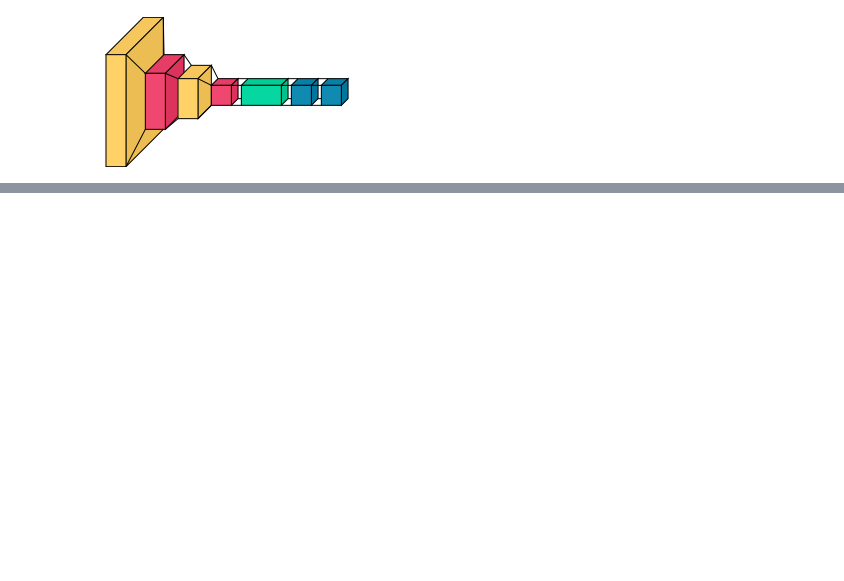
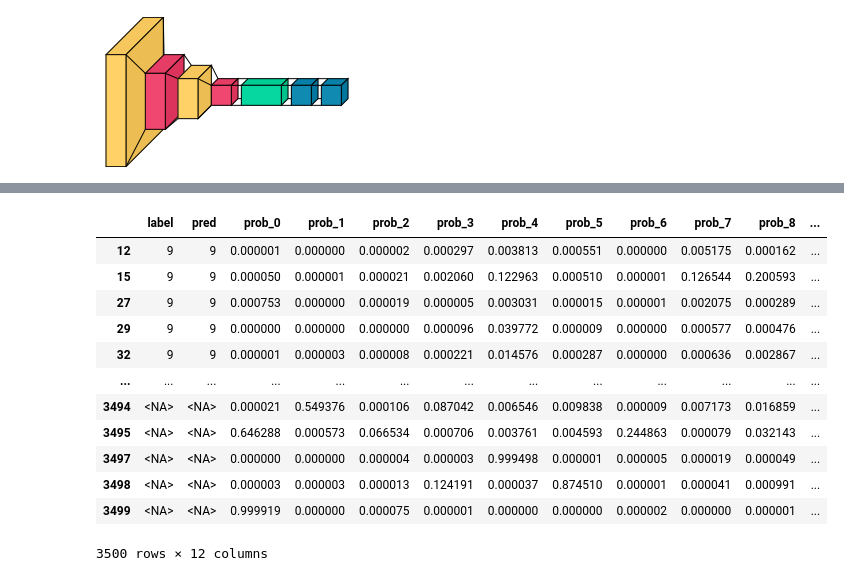
Before and after one commit to oskarkris/MasterOppgave, a Jupyter notebook: Mastern.ipynb, the cells around one changed output, grey strips where cells are left out. Saved outputs shown, nothing was run; the diff lists cells and outputs as text; code cells hidden in the pictures; blank space fills up the shorter version.

```diff
--- a/Mastern.ipynb
+++ b/Mastern.ipynb
@@ -205,2 +213,8 @@ for i in range(8):
 # %%
 #LeNet_model.save('LeNet_model.keras')
+# %%
+#pandas display options
+pd.set_option('display.max_rows', 20)
+pd.set_option('display.max_columns', None)
+pd.set_option('display.max_colwidth', None)
+pd.set_option('display.float_format', '{:.6f}'.format)
@@ -206,0 +236,10 @@ for i in range(8):
+# %%
+#creating column placeholders for probability of numbers 0-9
+cols = ['prob_' + str(x) for x in range(10)]
+
+#adding values to the columns
+index = 0
+for values in vec_p_list:
+    for single,col in zip(values[0],cols):
+      df.at[index, col] = single
+    index += 1
@@ -206,0 +249,16 @@ for i in range(8):
+# %%
+df
+# %% [output]
+|  | label | pred | prob_0 | prob_1 | prob_2 | prob_3 | prob_4 | prob_5 | prob_6 | prob_7 | prob_8 | ... |
+| 12 | 9 | 9 | 0.000001 | 0.000000 | 0.000002 | 0.000297 | 0.003813 | 0.000551 | 0.000000 | 0.005175 | 0.000162 | ... |
+| 15 | 9 | 9 | 0.000050 | 0.000001 | 0.000021 | 0.002060 | 0.122963 | 0.000510 | 0.000001 | 0.126544 | 0.200593 | ... |
+| 27 | 9 | 9 | 0.000753 | 0.000000 | 0.000019 | 0.000005 | 0.003031 | 0.000015 | 0.000001 | 0.002075 | 0.000289 | ... |
+| 29 | 9 | 9 | 0.000000 | 0.000000 | 0.000000 | 0.000096 | 0.039772 | 0.000009 | 0.000000 | 0.000577 | 0.000476 | ... |
+| 32 | 9 | 9 | 0.000001 | 0.000003 | 0.000008 | 0.000221 | 0.014576 | 0.000287 | 0.000000 | 0.000636 | 0.002867 | ... |
+| ... | ... | ... | ... | ... | ... | ... | ... | ... | ... | ... | ... | ... |
+| 3494 | <NA> | <NA> | 0.000021 | 0.549376 | 0.000106 | 0.087042 | 0.006546 | 0.009838 | 0.000009 | 0.007173 | 0.016859 | ... |
+| 3495 | <NA> | <NA> | 0.646288 | 0.000573 | 0.066534 | 0.000706 | 0.003761 | 0.004593 | 0.244863 | 0.000079 | 0.032143 | ... |
+| 3497 | <NA> | <NA> | 0.000000 | 0.000000 | 0.000004 | 0.000003 | 0.999498 | 0.000001 | 0.000005 | 0.000019 | 0.000049 | ... |
+| 3498 | <NA> | <NA> | 0.000003 | 0.000003 | 0.000013 | 0.124191 | 0.000037 | 0.874510 | 0.000001 | 0.000041 | 0.000991 | ... |
+| 3499 | <NA> | <NA> | 0.999919 | 0.000000 | 0.000075 | 0.000001 | 0.000000 | 0.000000 | 0.000002 | 0.000000 | 0.000001 | ... |
+3500 rows × 12 columns
```
Also changed, not shown: parts of 12 cells of this notebook.
